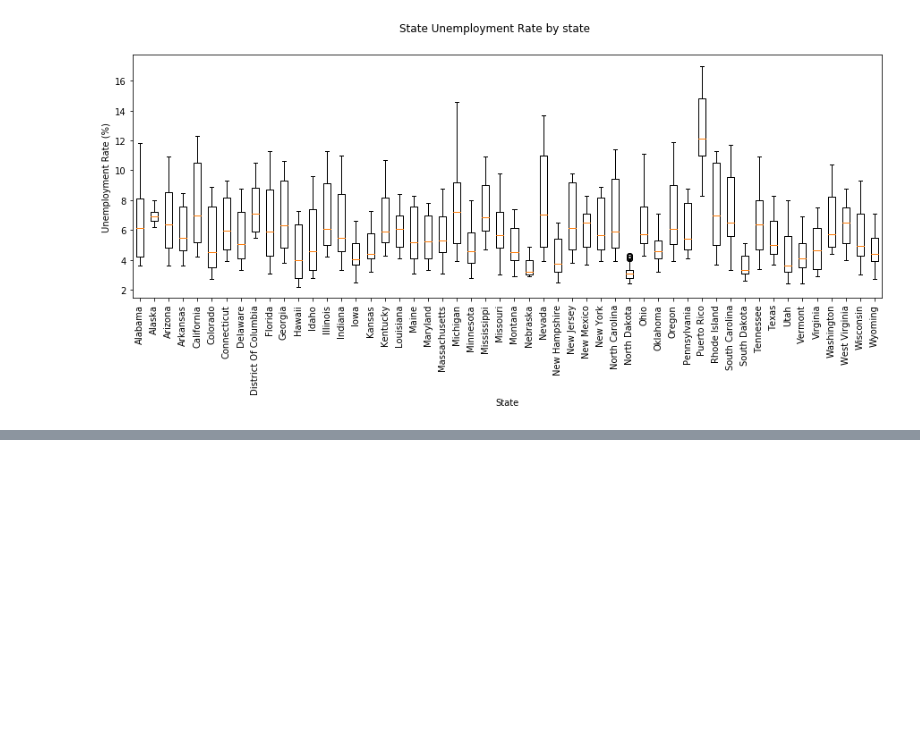
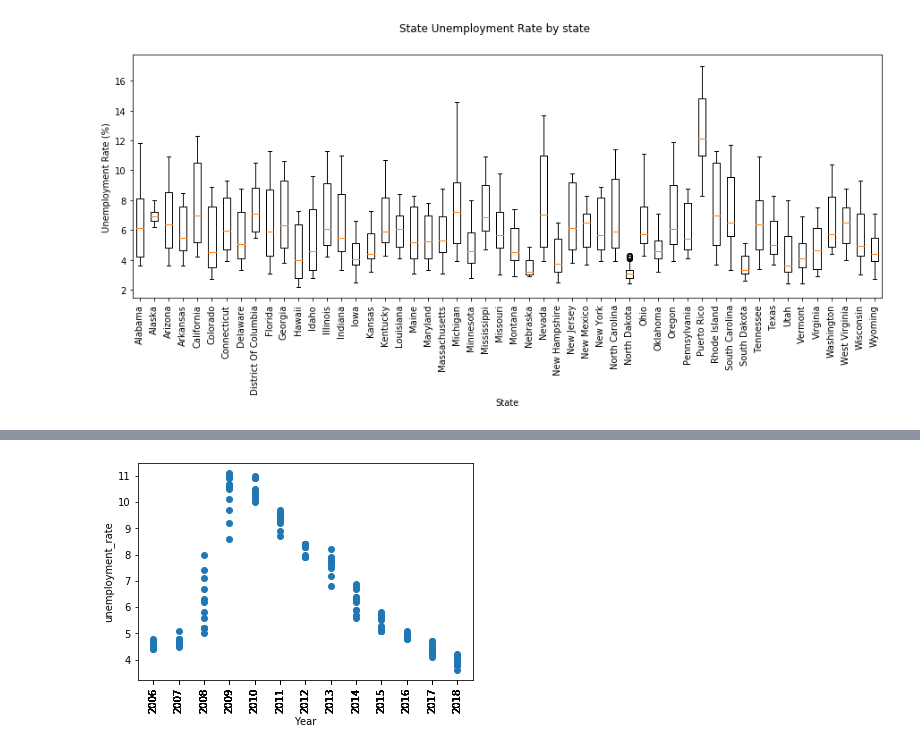
Before and after one commit to jasmine73317/Project-1_Unemployment_data, a Jupyter notebook: Visualization_For_Master.ipynb, the cells around one changed output, grey strips where cells are left out. Saved outputs shown, nothing was run; the diff lists cells and outputs as text; code cells hidden in the pictures; blank space fills up the shorter version.

```diff
--- a/Visualization_For_Master.ipynb
+++ b/Visualization_For_Master.ipynb
@@ -290,3 +290,5 @@ fig.add_layer(symbol_layer)
 fig
 # %% [output]
 [interactive output not drawn]
+# %%
+unemployment_agedf = pd.read_csv("Combined_Ouput_File/unemployment_agedf.csv")
@@ -292,0 +320,11 @@ fig
+# %%
+# Generate a scatter plot of years
+years = unemployment_agedf.iloc[:,1]
+unemployment_rate = unemployment_agedf.iloc[:,4]
+plt.scatter(years,unemployment_rate)
+plt.xticks(years,rotation= 90)
+plt.xlabel('Year')
+plt.ylabel('unemployment_rate')
+plt.show()
+# %% [output]
+[figure, added]
```
Also changed, not shown: parts of 5 cells of this notebook, 1 other file.
